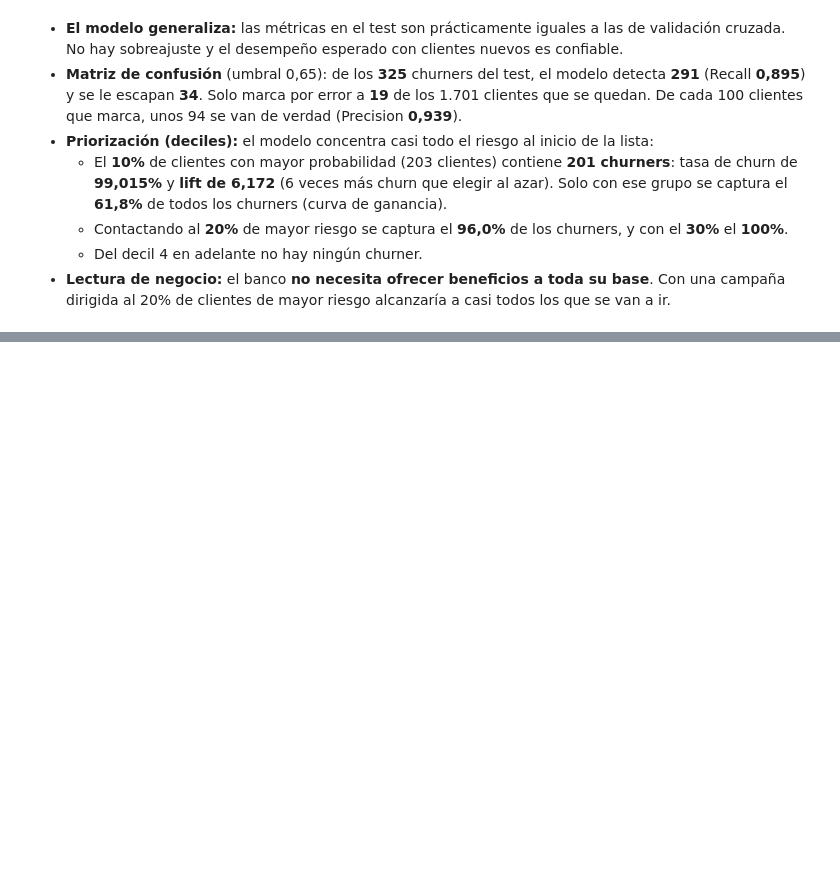
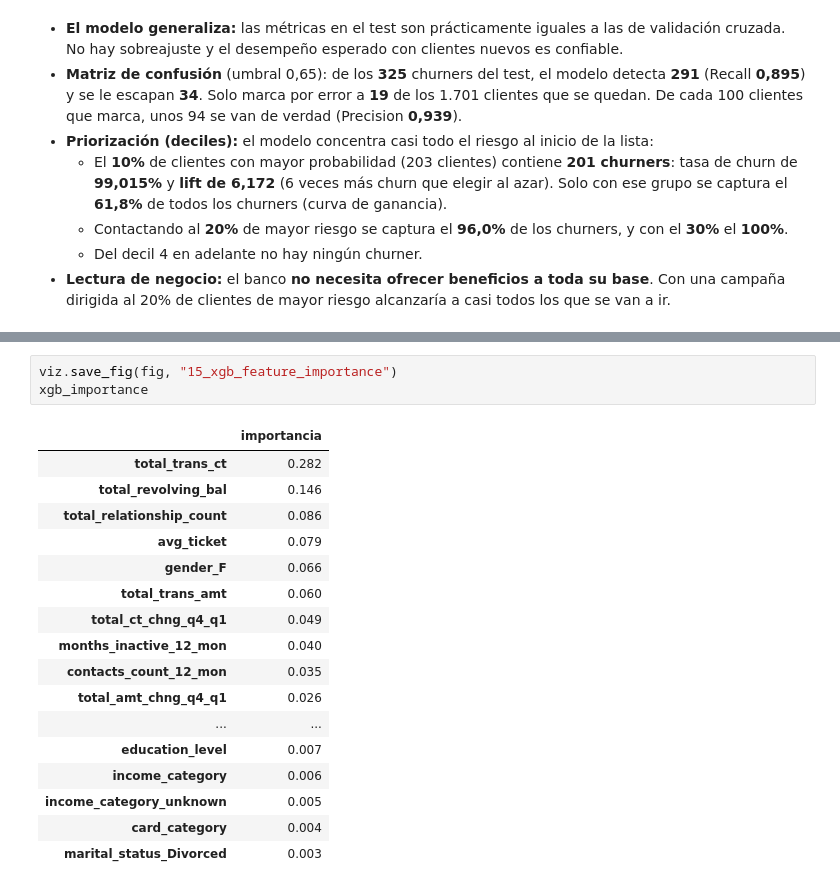
Before and after one commit to crissebasbol/bank_churn_prediction, a Jupyter notebook: notebooks/churn_analysis.ipynb, the cells around one changed output, grey strips where cells are left out. Saved outputs shown, nothing was run; the diff lists cells and outputs as text; blank space fills up the shorter version.

```diff
--- a/notebooks/churn_analysis.ipynb
+++ b/notebooks/churn_analysis.ipynb
@@ -1203,0 +1216,21 @@ viz.save_fig(fig, "14_gain_curve_test")
+# %%
+viz.save_fig(fig, "15_xgb_feature_importance")
+xgb_importance
+# %% [output]
+|  | importancia |
+| total_trans_ct | 0.282 |
+| total_revolving_bal | 0.146 |
+| total_relationship_count | 0.086 |
+| avg_ticket | 0.079 |
+| gender_F | 0.066 |
+| total_trans_amt | 0.060 |
+| total_ct_chng_q4_q1 | 0.049 |
+| months_inactive_12_mon | 0.040 |
+| contacts_count_12_mon | 0.035 |
+| total_amt_chng_q4_q1 | 0.026 |
+| ... | ... |
+| education_level | 0.007 |
+| income_category | 0.006 |
+| income_category_unknown | 0.005 |
+| card_category | 0.004 |
+| marital_status_Divorced | 0.003 |
```
Also changed, not shown: parts of 7 cells of this notebook, 3 other files.
